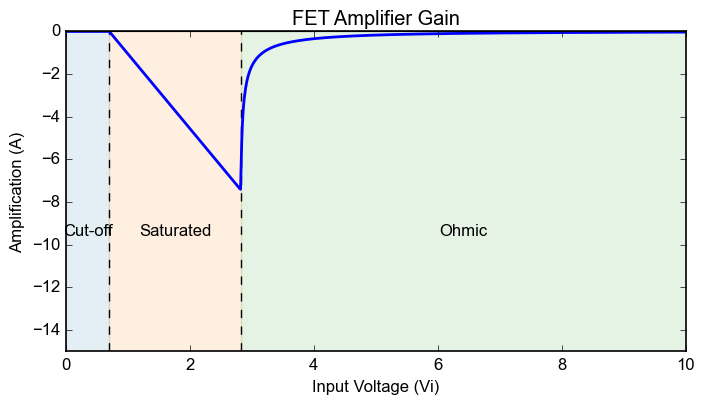
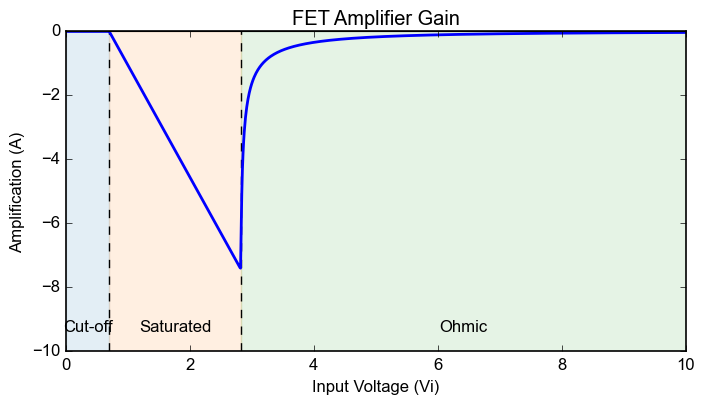
The change to this notebook cell's code, shown as a diff; its figure went from the first image to the second:
--- before
+++ after
@@ -59,5 +59,5 @@
 plt.ylabel('Amplification (A)')
 plt.xlim(0, 10)
-plt.ylim(-15, 0)
+plt.ylim(-10, 0)
 plt.title('FET Amplifier Gain')
 plt.axhline(0, color='black', linewidth=0.8)

Commit: up